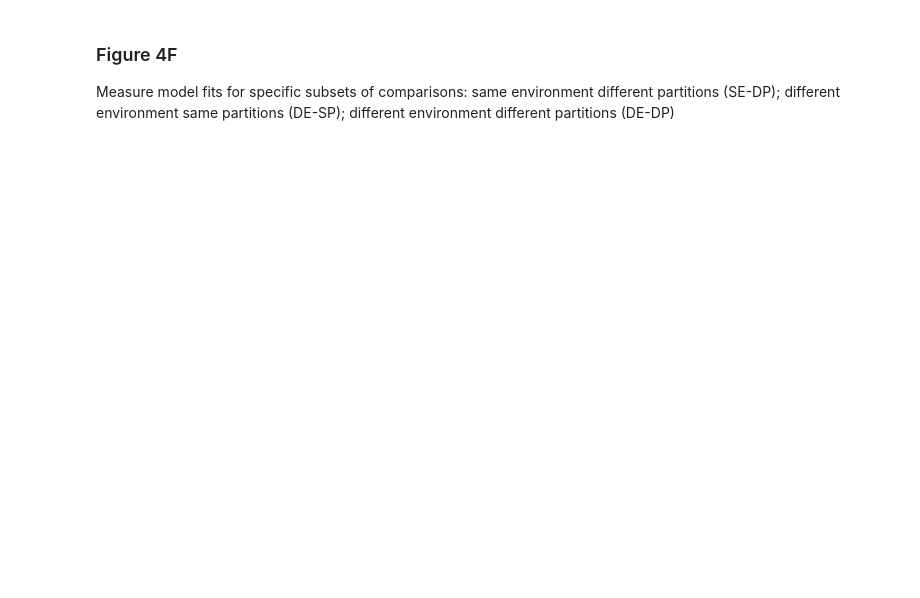
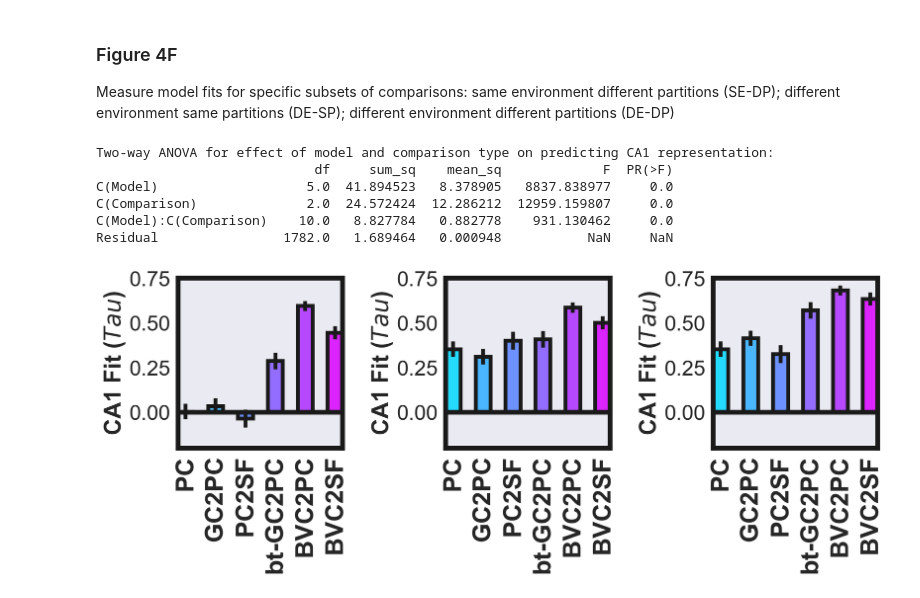
Before and after one commit to jquinnlee/georepca1, a Jupyter notebook: georepca1/demos/georep_hpc_figure4.ipynb, the cells around one changed output. Cells and saved outputs as stored; diff of their text form; code cells hidden in the pictures; blank space fills up the shorter version.

```diff
--- a/georepca1/demos/georep_hpc_figure4.ipynb
+++ b/georepca1/demos/georep_hpc_figure4.ipynb
@@ -217,5 +232,16 @@ FileNotFoundError: [Errno 2] No such file or directory: '/Users/jquinnlee/Deskto
 ### Figure 4F
 Measure model fits for specific subsets of comparisons: same environment different partitions (SE-DP); different environment same partitions (DE-SP); different environment different partitions (DE-DP)
 # %%
-df_hypo_comps = get_ca1_model_fit_subsets(rsm_parts_animals, rsm_parts_averaged)
+feature_types = ["PC", "GC2PC_th", f"PC2SF_{sr_gamma:.5f}gamma_{sr_alpha:.5f}alpha", "bt_GC2PC_th", "BVC2PC",
+                 f"BVC2SF_{sr_gamma:.5f}gamma_{sr_alpha:.5f}alpha"]
+feature_names = ["PC", "GC2PC", "PC2SF", "bt-GC2PC", "BVC2PC", "BVC2SF"]
+df_hypo_comps = get_ca1_model_fit_subsets(rsm_parts_animals, rsm_parts_averaged, rsm_models, feature_types, feature_names)
 fig_4f = plot_ca1_model_fit_subsets(df_hypo_comps, feature_names)
+# %% [output]
+Two-way ANOVA for effect of model and comparison type on predicting CA1 representation:
+                            df     sum_sq    mean_sq             F  PR(>F)
+C(Model)                   5.0  41.894523   8.378905   8837.838977     0.0
+C(Comparison)              2.0  24.572424  12.286212  12959.159807     0.0
+C(Model):C(Comparison)    10.0   8.827784   0.882778    931.130462     0.0
+Residual                1782.0   1.689464   0.000948           NaN     NaN
+[figure, added]
```
Also changed, not shown: parts of 14 cells of this notebook, 4 other files.
